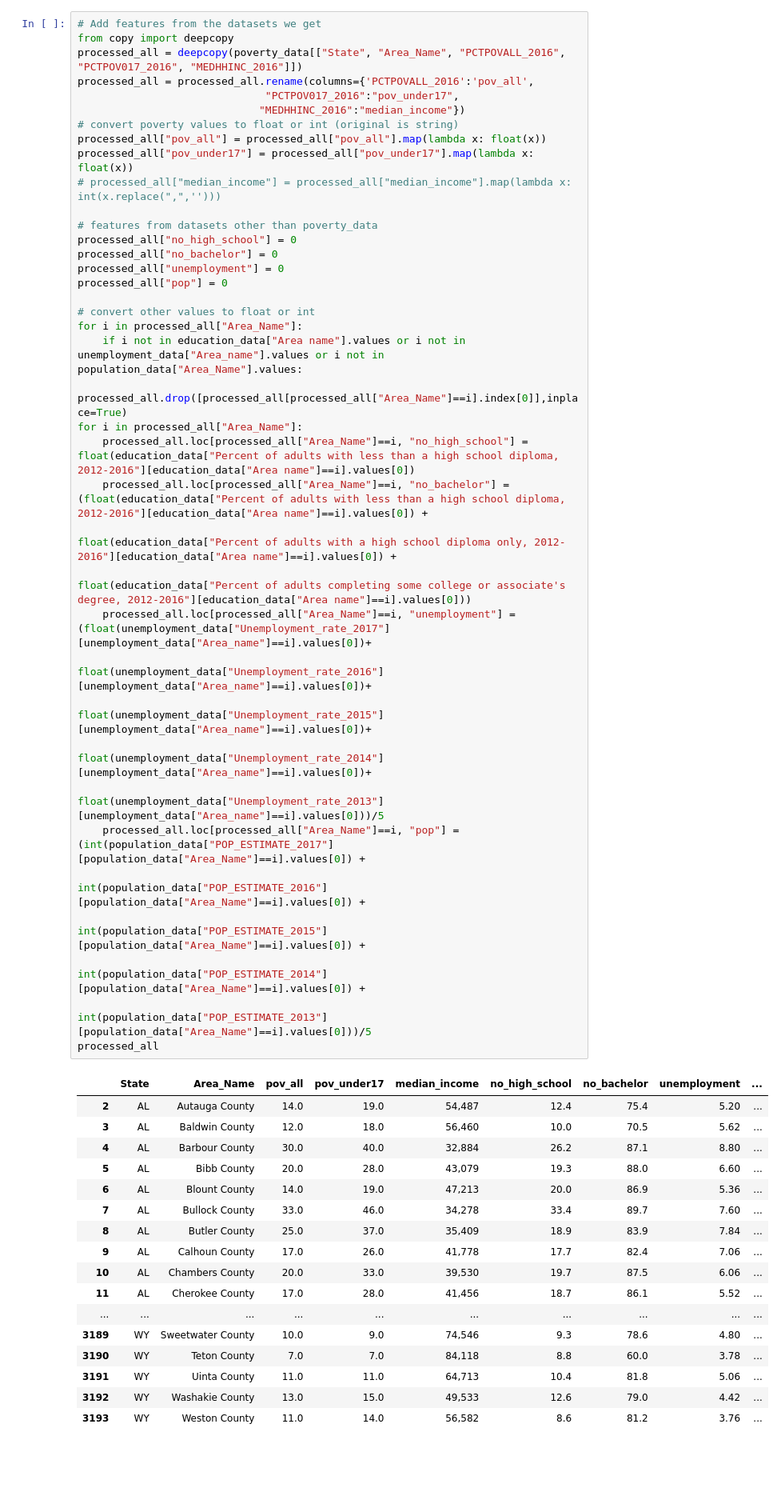
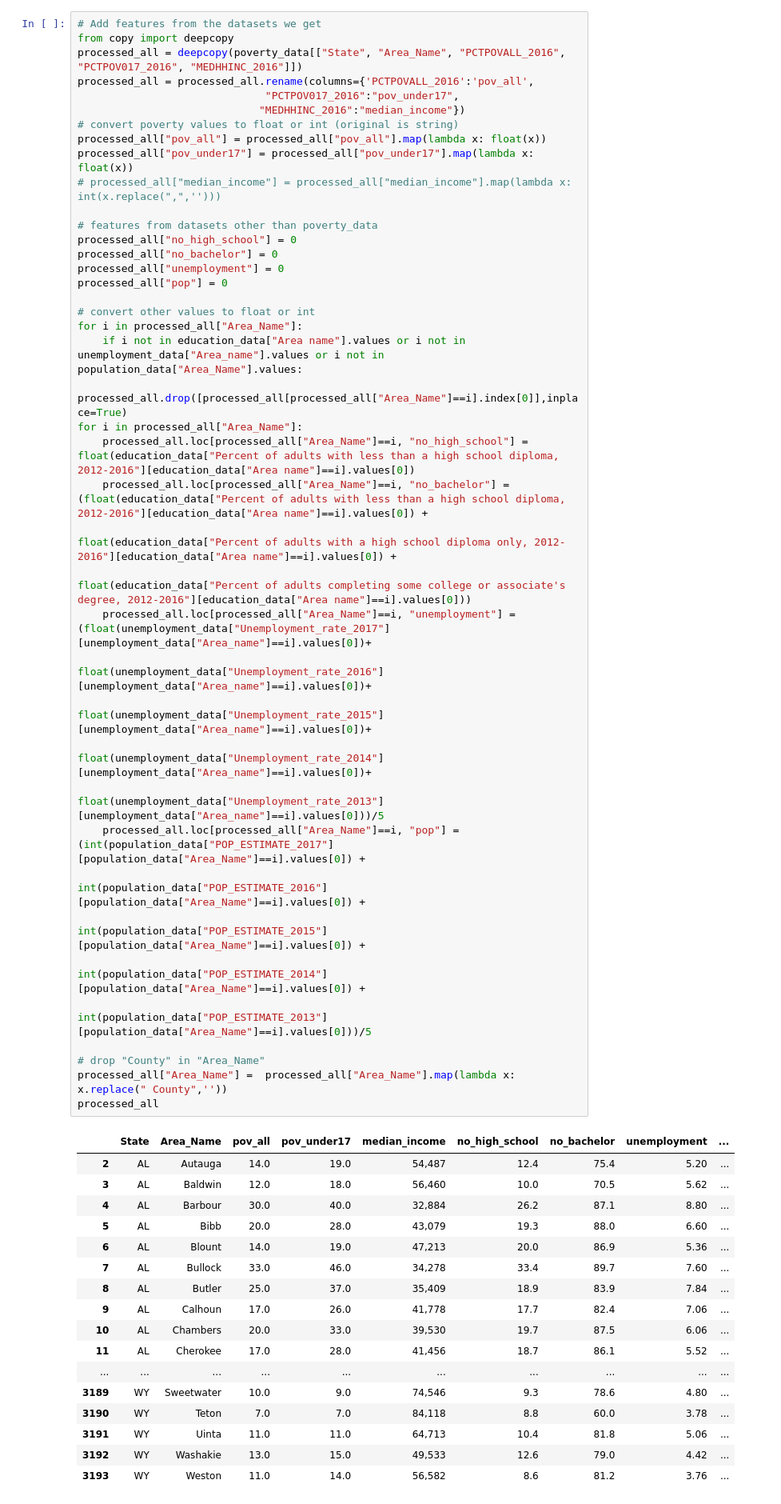
Before and after one commit to AkankshaNichrelay/Analysing-gun-violence-incidents, a Jupyter notebook: more_features.ipynb, the cells around one changed output. Shown at 80% size. Saved outputs shown, nothing was run; the diff lists cells and outputs as text; blank space fills up the shorter version.

```diff
--- a/more_features.ipynb
+++ b/more_features.ipynb
@@ -103,47 +103,50 @@ processed_all["pov_under17"] = processed_all["pov_under17"].map(lambda x: float(
 # processed_all["median_income"] = processed_all["median_income"].map(lambda x: int(x.replace(",",'')))
 
 # features from datasets other than poverty_data
 processed_all["no_high_school"] = 0
 processed_all["no_bachelor"] = 0
 processed_all["unemployment"] = 0
 processed_all["pop"] = 0
 
 # convert other values to float or int
 for i in processed_all["Area_Name"]:
     if i not in education_data["Area name"].values or i not in unemployment_data["Area_name"].values or i not in population_data["Area_Name"].values:
         processed_all.drop([processed_all[processed_all["Area_Name"]==i].index[0]],inplace=True)
 for i in processed_all["Area_Name"]:
     processed_all.loc[processed_all["Area_Name"]==i, "no_high_school"] = float(education_data["Percent of adults with less than a high school diploma, 2012-2016"][education_data["Area name"]==i].values[0])
     processed_all.loc[processed_all["Area_Name"]==i, "no_bachelor"] = (float(education_data["Percent of adults with less than a high school diploma, 2012-2016"][education_data["Area name"]==i].values[0]) +
                                                                        float(education_data["Percent of adults with a high school diploma only, 2012-2016"][education_data["Area name"]==i].values[0]) +
                                                                        float(education_data["Percent of adults completing some college or associate's degree, 2012-2016"][education_data["Area name"]==i].values[0]))
     processed_all.loc[processed_all["Area_Name"]==i, "unemployment"] = (float(unemployment_data["Unemployment_rate_2017"][unemployment_data["Area_name"]==i].values[0])+
                                                                        float(unemployment_data["Unemployment_rate_2016"][unemployment_data["Area_name"]==i].values[0])+
                                                                        float(unemployment_data["Unemployment_rate_2015"][unemployment_data["Area_name"]==i].values[0])+
                                                                        float(unemployment_data["Unemployment_rate_2014"][unemployment_data["Area_name"]==i].values[0])+
                                                                        float(unemployment_data["Unemployment_rate_2013"][unemployment_data["Area_name"]==i].values[0]))/5
     processed_all.loc[processed_all["Area_Name"]==i, "pop"] = (int(population_data["POP_ESTIMATE_2017"][population_data["Area_Name"]==i].values[0]) +
                                                               int(population_data["POP_ESTIMATE_2016"][population_data["Area_Name"]==i].values[0]) +
                                                               int(population_data["POP_ESTIMATE_2015"][population_data["Area_Name"]==i].values[0]) +
                                                               int(population_data["POP_ESTIMATE_2014"][population_data["Area_Name"]==i].values[0]) +
                                                               int(population_data["POP_ESTIMATE_2013"][population_data["Area_Name"]==i].values[0]))/5
+
+# drop "County" in "Area_Name"
+processed_all["Area_Name"] =  processed_all["Area_Name"].map(lambda x: x.replace(" County",''))
 processed_all
 # %% [output]
 |  | State | Area_Name | pov_all | pov_under17 | median_income | no_high_school | no_bachelor | unemployment | ... |
-| 2 | AL | Autauga County | 14.0 | 19.0 | 54,487 | 12.4 | 75.4 | 5.20 | ... |
-| 3 | AL | Baldwin County | 12.0 | 18.0 | 56,460 | 10.0 | 70.5 | 5.62 | ... |
-| 4 | AL | Barbour County | 30.0 | 40.0 | 32,884 | 26.2 | 87.1 | 8.80 | ... |
-| 5 | AL | Bibb County | 20.0 | 28.0 | 43,079 | 19.3 | 88.0 | 6.60 | ... |
-| 6 | AL | Blount County | 14.0 | 19.0 | 47,213 | 20.0 | 86.9 | 5.36 | ... |
-| 7 | AL | Bullock County | 33.0 | 46.0 | 34,278 | 33.4 | 89.7 | 7.60 | ... |
-| 8 | AL | Butler County | 25.0 | 37.0 | 35,409 | 18.9 | 83.9 | 7.84 | ... |
-| 9 | AL | Calhoun County | 17.0 | 26.0 | 41,778 | 17.7 | 82.4 | 7.06 | ... |
-| 10 | AL | Chambers County | 20.0 | 33.0 | 39,530 | 19.7 | 87.5 | 6.06 | ... |
-| 11 | AL | Cherokee County | 17.0 | 28.0 | 41,456 | 18.7 | 86.1 | 5.52 | ... |
+| 2 | AL | Autauga | 14.0 | 19.0 | 54,487 | 12.4 | 75.4 | 5.20 | ... |
+| 3 | AL | Baldwin | 12.0 | 18.0 | 56,460 | 10.0 | 70.5 | 5.62 | ... |
+| 4 | AL | Barbour | 30.0 | 40.0 | 32,884 | 26.2 | 87.1 | 8.80 | ... |
+| 5 | AL | Bibb | 20.0 | 28.0 | 43,079 | 19.3 | 88.0 | 6.60 | ... |
+| 6 | AL | Blount | 14.0 | 19.0 | 47,213 | 20.0 | 86.9 | 5.36 | ... |
+| 7 | AL | Bullock | 33.0 | 46.0 | 34,278 | 33.4 | 89.7 | 7.60 | ... |
+| 8 | AL | Butler | 25.0 | 37.0 | 35,409 | 18.9 | 83.9 | 7.84 | ... |
+| 9 | AL | Calhoun | 17.0 | 26.0 | 41,778 | 17.7 | 82.4 | 7.06 | ... |
+| 10 | AL | Chambers | 20.0 | 33.0 | 39,530 | 19.7 | 87.5 | 6.06 | ... |
+| 11 | AL | Cherokee | 17.0 | 28.0 | 41,456 | 18.7 | 86.1 | 5.52 | ... |
 | ... | ... | ... | ... | ... | ... | ... | ... | ... | ... |
-| 3189 | WY | Sweetwater County | 10.0 | 9.0 | 74,546 | 9.3 | 78.6 | 4.80 | ... |
-| 3190 | WY | Teton County | 7.0 | 7.0 | 84,118 | 8.8 | 60.0 | 3.78 | ... |
-| 3191 | WY | Uinta County | 11.0 | 11.0 | 64,713 | 10.4 | 81.8 | 5.06 | ... |
-| 3192 | WY | Washakie County | 13.0 | 15.0 | 49,533 | 12.6 | 79.0 | 4.42 | ... |
-| 3193 | WY | Weston County | 11.0 | 14.0 | 56,582 | 8.6 | 81.2 | 3.76 | ... |
+| 3189 | WY | Sweetwater | 10.0 | 9.0 | 74,546 | 9.3 | 78.6 | 4.80 | ... |
+| 3190 | WY | Teton | 7.0 | 7.0 | 84,118 | 8.8 | 60.0 | 3.78 | ... |
+| 3191 | WY | Uinta | 11.0 | 11.0 | 64,713 | 10.4 | 81.8 | 5.06 | ... |
+| 3192 | WY | Washakie | 13.0 | 15.0 | 49,533 | 12.6 | 79.0 | 4.42 | ... |
+| 3193 | WY | Weston | 11.0 | 14.0 | 56,582 | 8.6 | 81.2 | 3.76 | ... |
 3122 rows × 9 columns
```
Also changed, not shown: parts of 7 cells of this notebook, 1 other file.
